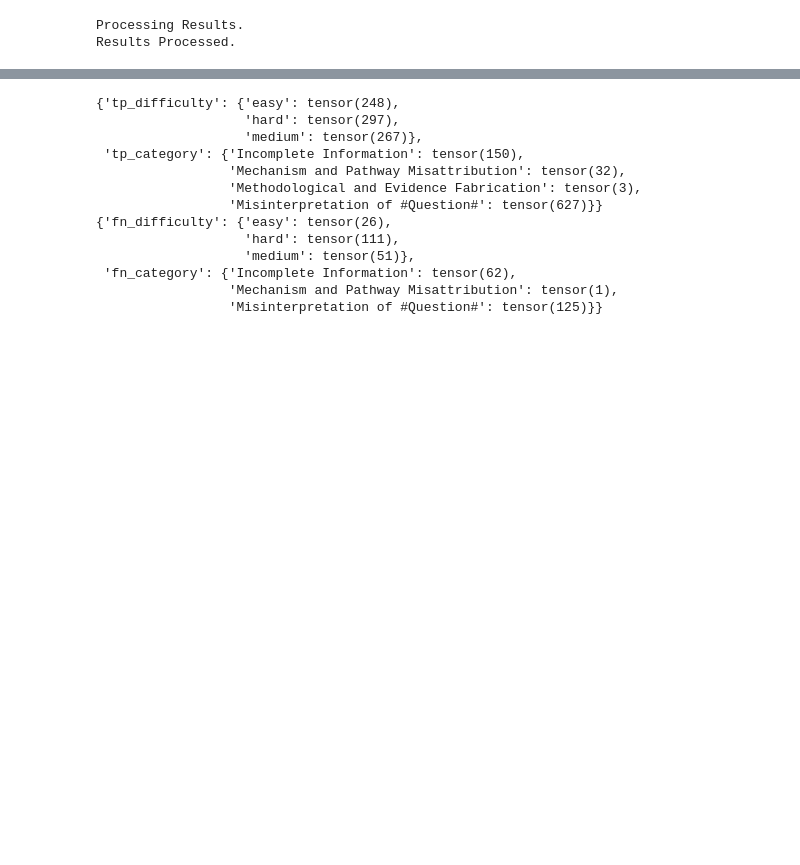
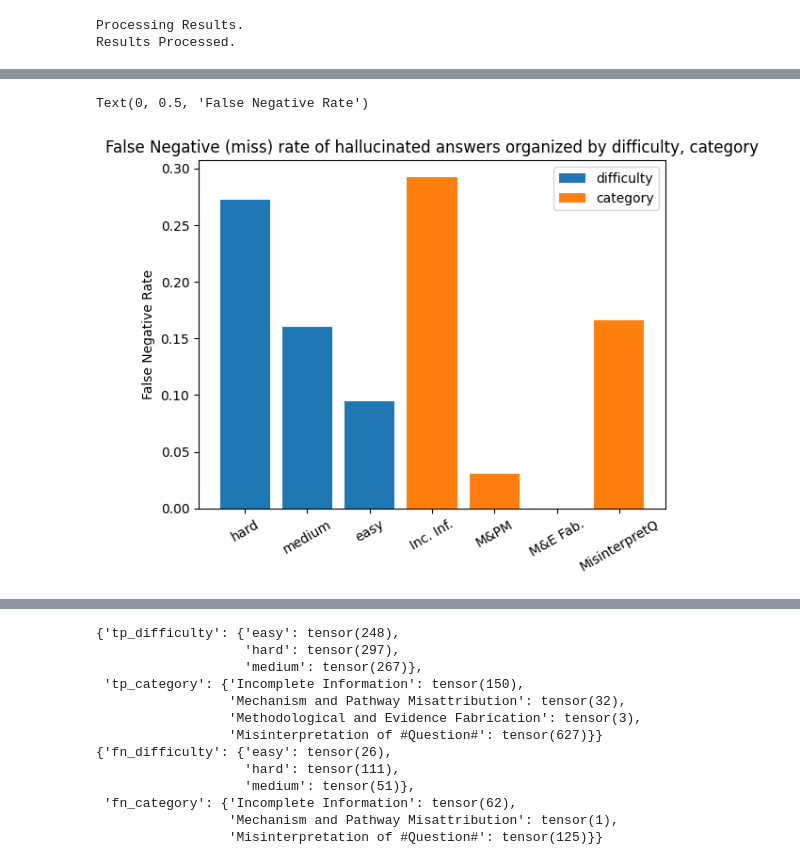
Before and after one commit to nabilLearns/quantized-hallucination, a Jupyter notebook: llm-classify-run.ipynb, the cells around one changed output, grey strips where cells are left out. Saved outputs shown, nothing was run; the diff lists cells and outputs as text; code cells hidden in the pictures; blank space fills up the shorter version.

```diff
--- a/llm-classify-run.ipynb
+++ b/llm-classify-run.ipynb
@@ -524,0 +590,17 @@ else:
+# %%
+#f#nr_difficulty.plot(kind='bar')
+#fnr_category.plot(kind='bar')
+rename_hallucination_cat = {'Incomplete Information': 'Inc. Inf.',
+                    'Mechanism and Pathway Misattribution': 'M&PM',
+                    'Misinterpretation of #Question#': 'MisinterpretQ',
+                    'Methodological and Evidence Fabrication': 'M&E Fab.'}
+plt.bar(fnr_difficulty.index, fnr_difficulty)
+plt.bar([rename_hallucination_cat[x] for x in fnr_category.index], fnr_category)
+plt.xticks(rotation=30)
+plt.legend(['difficulty', 'category'])
+plt.title("False Negative (miss) rate of hallucinated answers organized by difficulty, category")
+plt.ylabel('False Negative Rate')
+#plt.bar(fnr_category.index, fnr_category)
+# %% [output]
+Text(0, 0.5, 'False Negative Rate')
+[figure, added]
```
Also changed, not shown: parts of 12 cells of this notebook.
